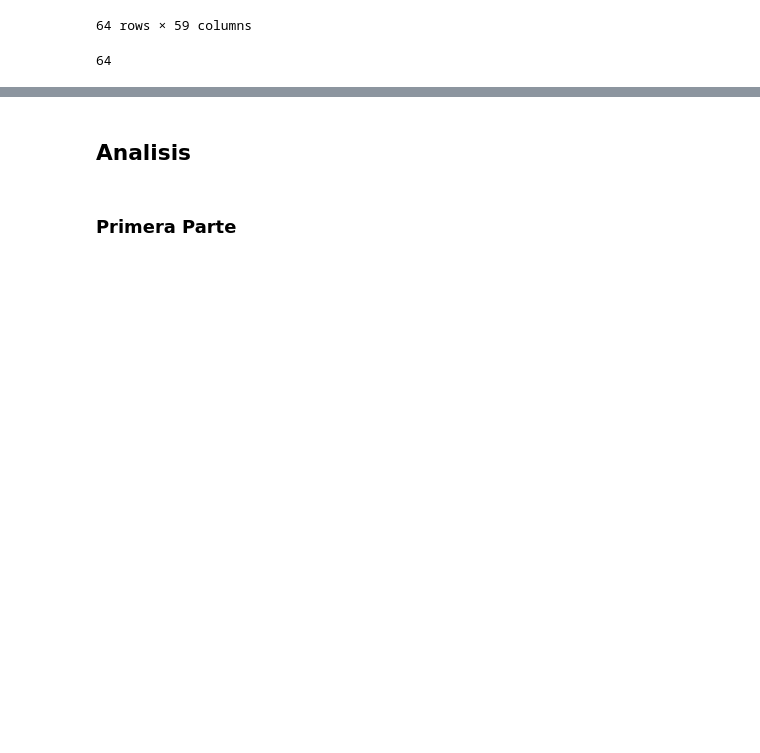
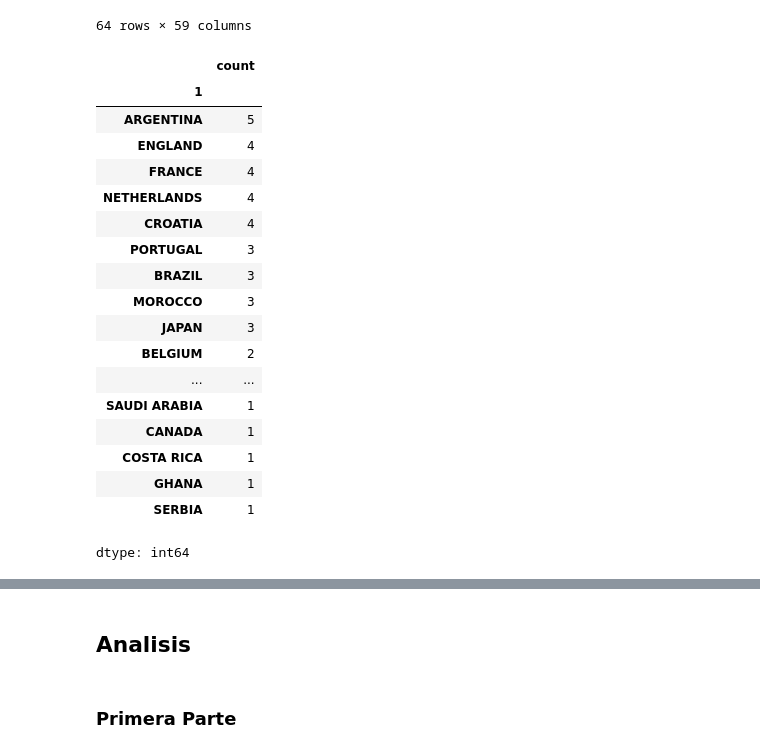
Before and after one commit to Skuerjuan/chona_qatar, a Jupyter notebook: mundial_qatar_2022.ipynb, the cells around one changed output, grey strips where cells are left out. Cells and saved outputs as stored; diff of their text form; code cells hidden in the pictures; blank space fills up the shorter version.

```diff
--- a/mundial_qatar_2022.ipynb
+++ b/mundial_qatar_2022.ipynb
@@ -46,9 +46,27 @@ mundial
 | 63 | 64 | Sun | 18-Dec-22 | 16:00 | Lusail Iconic Stadium | Szymon Marciniak | Final | ARGENTINA | FRANCE | 88966 | ... |
 64 rows × 59 columns
 # %%
-mundial["1"].value_counts().sum()
+mundial["1"].value_counts()
 # %% [output]
+|  | count |
+| 1 |  |
+| ARGENTINA | 5 |
+| ENGLAND | 4 |
+| FRANCE | 4 |
+| NETHERLANDS | 4 |
+| CROATIA | 4 |
+| PORTUGAL | 3 |
+| BRAZIL | 3 |
+| MOROCCO | 3 |
+| JAPAN | 3 |
+| BELGIUM | 2 |
+| ... | ... |
+| SAUDI ARABIA | 1 |
+| CANADA | 1 |
+| COSTA RICA | 1 |
+| GHANA | 1 |
+| SERBIA | 1 |
-64
+dtype: int64
 # %%
 # Que datos tiene el dataset? (Pista: usar .info(), .describe(), .columns, .head())
 # Checkear columnas
```
Also changed, not shown: parts of 7 cells of this notebook.
